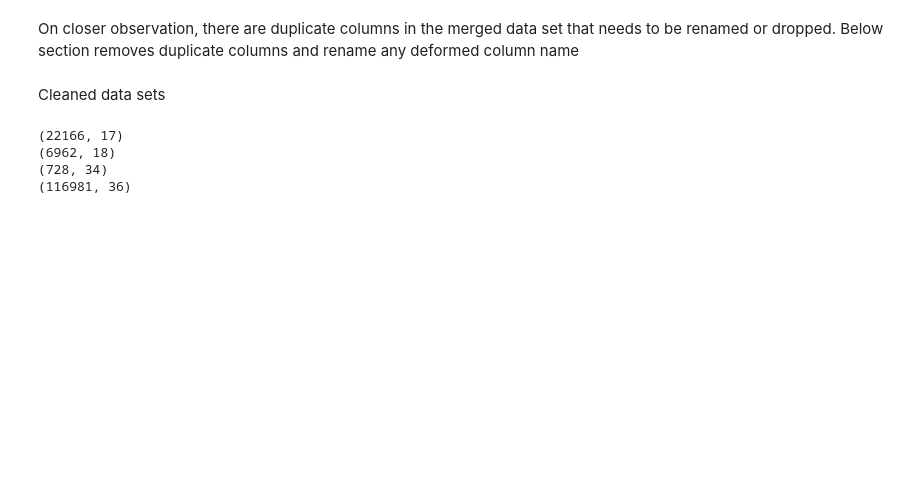
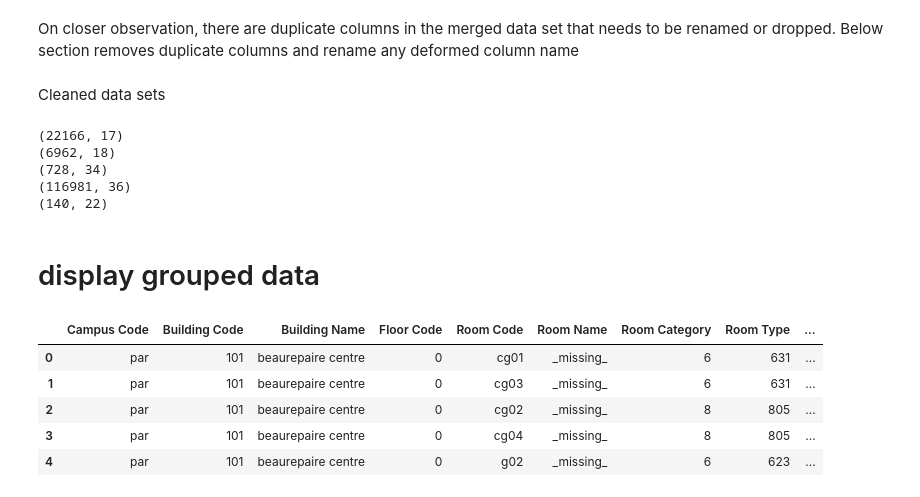
Before and after one commit to abhinavcreed13/project-space-optimisation-group-3, a Jupyter notebook: notebooks/data-preprocessing.ipynb, the cells around one changed output. Cells and saved outputs as stored; diff of their text form; code cells hidden in the pictures; blank space fills up the shorter version.

```diff
--- a/notebooks/data-preprocessing.ipynb
+++ b/notebooks/data-preprocessing.ipynb
@@ -344,8 +353,21 @@ print(enhanced_uom_rm_df.shape)
 print(em_enhanced_df.shape)
 print(meeting_enhanced_uom_df.shape)
 print(timetable_uom_df.shape)
+print(merged_av_equipment_df.shape)
 # %% [output]
 (22166, 17)
 (6962, 18)
 (728, 34)
 (116981, 36)
+(140, 22)
+# %% [markdown]
+# display grouped data
+# %%
+enhanced_uom_rm_df.head()
+# %% [output]
+|  | Campus Code | Building Code | Building Name | Floor Code | Room Code | Room Name | Room Category | Room Type | ... |
+| 0 | par | 101 | beaurepaire centre | 0 | cg01 | _missing_ | 6 | 631 | ... |
+| 1 | par | 101 | beaurepaire centre | 0 | cg03 | _missing_ | 6 | 631 | ... |
+| 2 | par | 101 | beaurepaire centre | 0 | cg02 | _missing_ | 8 | 805 | ... |
+| 3 | par | 101 | beaurepaire centre | 0 | cg04 | _missing_ | 8 | 805 | ... |
+| 4 | par | 101 | beaurepaire centre | 0 | g02 | _missing_ | 6 | 623 | ... |
```
Also changed, not shown: parts of 16 cells of this notebook.
